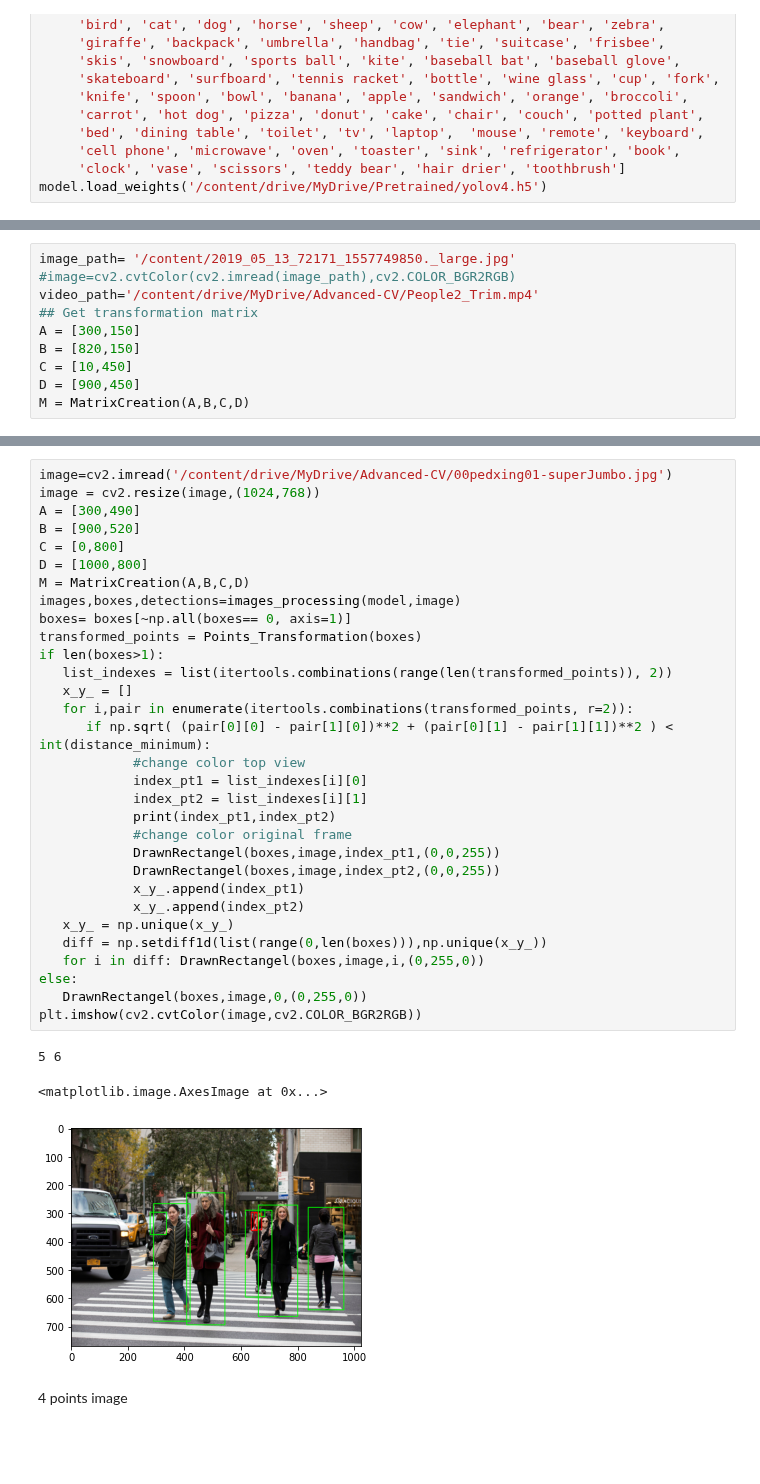
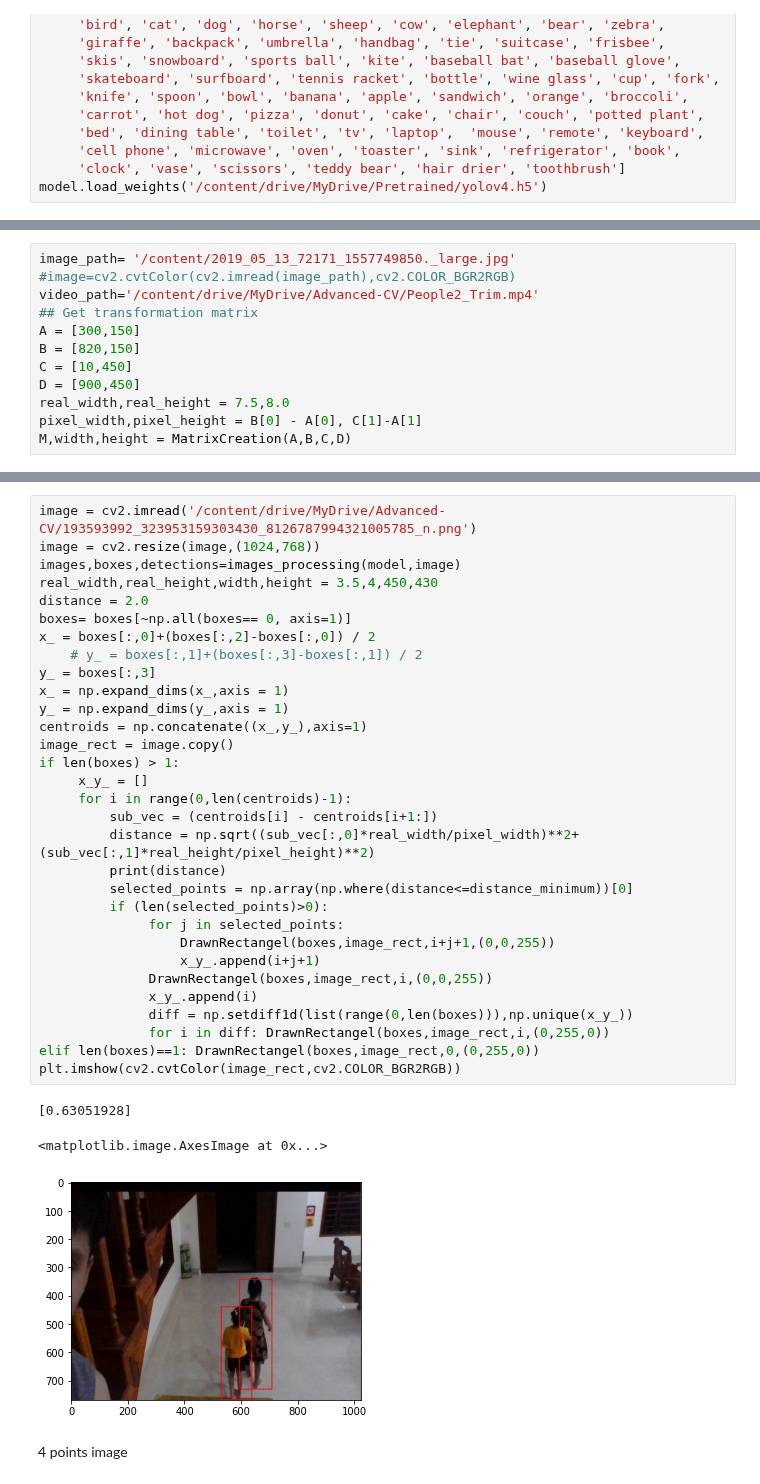
Before and after one commit to lephuocdat2000/Advanced-CV, a Jupyter notebook: FinalProject.ipynb, the cells around one changed output, grey strips where cells are left out. Drawn from its saved outputs; the diff is of its cells as text; blank space fills up the shorter version.

```diff
--- a/FinalProject.ipynb
+++ b/FinalProject.ipynb
@@ -154,5 +160,7 @@ A = [300,150]
 B = [820,150]
 C = [10,450]
 D = [900,450]
-M = MatrixCreation(A,B,C,D)
+real_width,real_height = 7.5,8.0
+pixel_width,pixel_height = B[0] - A[0], C[1]-A[1]
+M,width,height = MatrixCreation(A,B,C,D)
 # %%
@@ -160,38 +170,38 @@ video_processing(model,video_path)
 # %%
-image=cv2.imread('/content/drive/MyDrive/Advanced-CV/00pedxing01-superJumbo.jpg')
+image = cv2.imread('/content/drive/MyDrive/Advanced-CV/193593992_323953159303430_8126787994321005785_n.png')
 image = cv2.resize(image,(1024,768))
-A = [300,490]
-B = [900,520]
-C = [0,800]
-D = [1000,800]
-M = MatrixCreation(A,B,C,D)
 images,boxes,detections=images_processing(model,image)
+real_width,real_height,width,height = 3.5,4,450,430
+distance = 2.0
 boxes= boxes[~np.all(boxes== 0, axis=1)]
-transformed_points = Points_Transformation(boxes)
-if len(boxes>1):
-   list_indexes = list(itertools.combinations(range(len(transformed_points)), 2))
-   x_y_ = []
-   for i,pair in enumerate(itertools.combinations(transformed_points, r=2)):
-      if np.sqrt( (pair[0][0] - pair[1][0])**2 + (pair[0][1] - pair[1][1])**2 ) < int(distance_minimum):
-            #change color top view
-            index_pt1 = list_indexes[i][0]
-            index_pt2 = list_indexes[i][1]
-            print(index_pt1,index_pt2)
-            #change color original frame
-            DrawnRectangel(boxes,image,index_pt1,(0,0,255))
-            DrawnRectangel(boxes,image,index_pt2,(0,0,255))
-            x_y_.append(index_pt1)
-            x_y_.append(index_pt2)
-   x_y_ = np.unique(x_y_)
-   diff = np.setdiff1d(list(range(0,len(boxes))),np.unique(x_y_))
-   for i in diff: DrawnRectangel(boxes,image,i,(0,255,0))
-else:
-   DrawnRectangel(boxes,image,0,(0,255,0))
-plt.imshow(cv2.cvtColor(image,cv2.COLOR_BGR2RGB))
+x_ = boxes[:,0]+(boxes[:,2]-boxes[:,0]) / 2
+    # y_ = boxes[:,1]+(boxes[:,3]-boxes[:,1]) / 2
+y_ = boxes[:,3]
+x_ = np.expand_dims(x_,axis = 1)
+y_ = np.expand_dims(y_,axis = 1)
+centroids = np.concatenate((x_,y_),axis=1)
+image_rect = image.copy()
+if len(boxes) > 1:
+     x_y_ = []
+     for i in range(0,len(centroids)-1):
+         sub_vec = (centroids[i] - centroids[i+1:])
+         distance = np.sqrt((sub_vec[:,0]*real_width/pixel_width)**2+(sub_vec[:,1]*real_height/pixel_height)**2)
+         print(distance)
+         selected_points = np.array(np.where(distance<=distance_minimum))[0]
+         if (len(selected_points)>0):
+              for j in selected_points:
+                  DrawnRectangel(boxes,image_rect,i+j+1,(0,0,255))
+                  x_y_.append(i+j+1)
+              DrawnRectangel(boxes,image_rect,i,(0,0,255))
+              x_y_.append(i)
+              diff = np.setdiff1d(list(range(0,len(boxes))),np.unique(x_y_))
+              for i in diff: DrawnRectangel(boxes,image_rect,i,(0,255,0))
+elif len(boxes)==1: DrawnRectangel(boxes,image_rect,0,(0,255,0))
+plt.imshow(cv2.cvtColor(image_rect,cv2.COLOR_BGR2RGB))
 # %% [output]
-5 6
+[0.63051928]
 <matplotlib.image.AxesImage at 0x...>
-[figure, old version]
+[figure, new version]
 # %% [markdown]
 4 points image
 # %%
```
Also changed, not shown: parts of 6 cells of this notebook.
